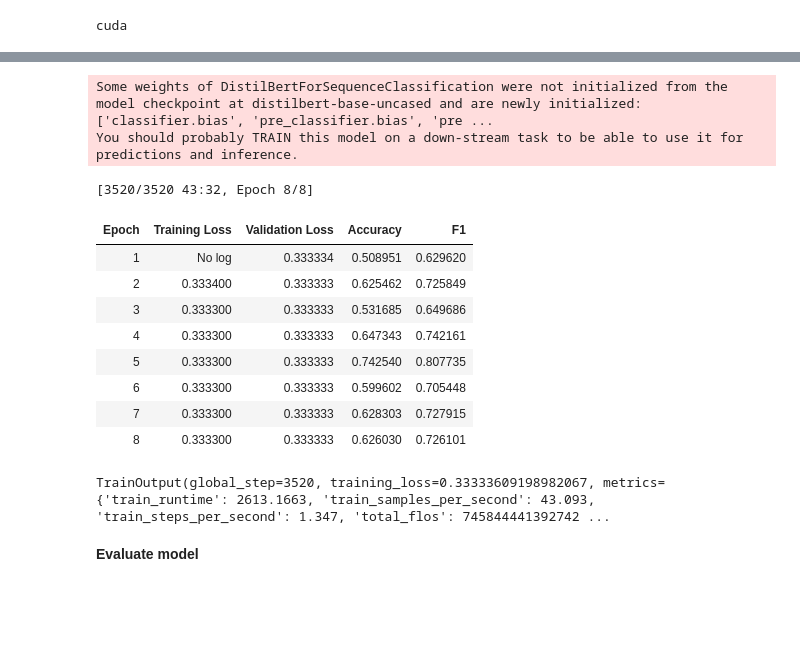
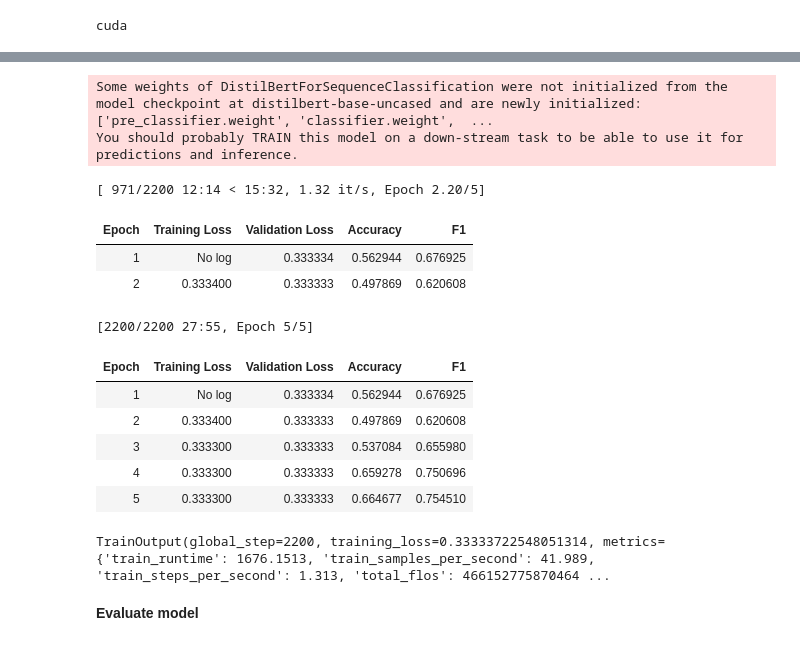
Before and after one commit to Michael-HK/Fake-Job-detection, a Jupyter notebook: fake_job_Detection.ipynb, the cells around one changed output, grey strips where cells are left out. Drawn from its saved outputs; the diff is of its cells as text; code cells hidden in the pictures; blank space fills up the shorter version.

```diff
--- a/fake_job_Detection.ipynb
+++ b/fake_job_Detection.ipynb
@@ -733,45 +717,46 @@ You should probably TRAIN this model on a down-stream task to be able to use it
 num_labels = 2
 id2label = {0: 'not_Fake', 1: 'Fake'}
 label2id = {'not_Fake': 0, 'Fake': 1}
 model_name = "distilbert-base-uncased"
 model3 = (DistilBertForSequenceClassification.from_pretrained(model_name, num_labels=num_labels,
                                                             id2label=id2label, label2id=label2id).to(device))
 
 training_args = TrainingArguments(output_dir="./custom3_results",
-                                  num_train_epochs=8,
+                                  num_train_epochs=5,
                                   learning_rate=2e-5,
                                   per_device_train_batch_size=batch_size,
                                   per_device_eval_batch_size=batch_size,
                                   load_best_model_at_end=True,
                                   metric_for_best_model="f1",
                                   logging_dir='./custom3_logs',
                                   weight_decay=0.01,
                                   evaluation_strategy="epoch",
                                   save_strategy="epoch",
                                   disable_tqdm=False)
 
 trainer_3 = CustomTrainerSadice(
     model=model3,
     compute_metrics=compute_metrics,
     args=training_args,
     train_dataset=train_datasets,
     eval_dataset=val_datasets
 )
 trainer_3.train()
 # %% [output]
-Some weights of DistilBertForSequenceClassification were not initialized from the model checkpoint at distilbert-base-uncased and are newly initialized: ['classifier.bias', 'pre_classifier.bias', 'pre ...
+Some weights of DistilBertForSequenceClassification were not initialized from the model checkpoint at distilbert-base-uncased and are newly initialized: ['pre_classifier.weight', 'classifier.weight',  ...
 You should probably TRAIN this model on a down-stream task to be able to use it for predictions and inference.
-[3520/3520 43:32, Epoch 8/8]
+[ 971/2200 12:14 < 15:32, 1.32 it/s, Epoch 2.20/5]
 | Epoch | Training Loss | Validation Loss | Accuracy | F1 |
-| 1 | No log | 0.333334 | 0.508951 | 0.629620 |
-| 2 | 0.333400 | 0.333333 | 0.625462 | 0.725849 |
-| 3 | 0.333300 | 0.333333 | 0.531685 | 0.649686 |
-| 4 | 0.333300 | 0.333333 | 0.647343 | 0.742161 |
-| 5 | 0.333300 | 0.333333 | 0.742540 | 0.807735 |
-| 6 | 0.333300 | 0.333333 | 0.599602 | 0.705448 |
-| 7 | 0.333300 | 0.333333 | 0.628303 | 0.727915 |
-| 8 | 0.333300 | 0.333333 | 0.626030 | 0.726101 |
+| 1 | No log | 0.333334 | 0.562944 | 0.676925 |
+| 2 | 0.333400 | 0.333333 | 0.497869 | 0.620608 |
-TrainOutput(global_step=3520, training_loss=0.33333609198982067, metrics={'train_runtime': 2613.1663, 'train_samples_per_second': 43.093, 'train_steps_per_second': 1.347, 'total_flos': 745844441392742 ...
+[2200/2200 27:55, Epoch 5/5]
+| Epoch | Training Loss | Validation Loss | Accuracy | F1 |
+| 1 | No log | 0.333334 | 0.562944 | 0.676925 |
+| 2 | 0.333400 | 0.333333 | 0.497869 | 0.620608 |
+| 3 | 0.333300 | 0.333333 | 0.537084 | 0.655980 |
+| 4 | 0.333300 | 0.333333 | 0.659278 | 0.750696 |
+| 5 | 0.333300 | 0.333333 | 0.664677 | 0.754510 |
+TrainOutput(global_step=2200, training_loss=0.33333722548051314, metrics={'train_runtime': 1676.1513, 'train_samples_per_second': 41.989, 'train_steps_per_second': 1.313, 'total_flos': 466152775870464 ...
 # %% [markdown]
 **Evaluate model**
 # %%
```
Also changed, not shown: parts of 11 cells of this notebook.
